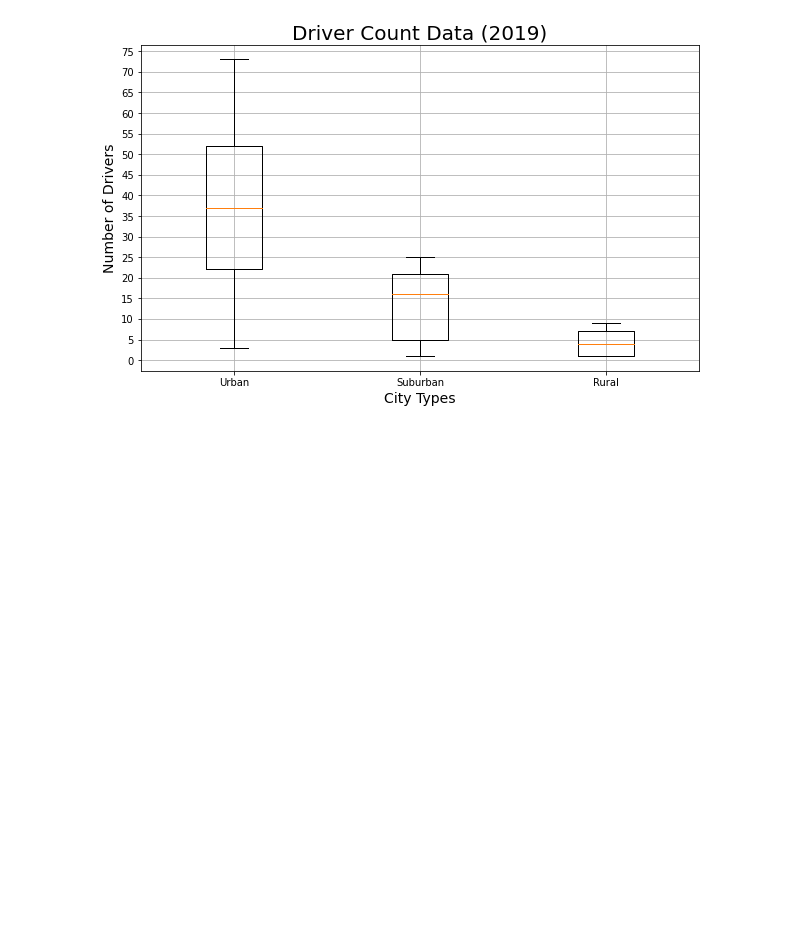
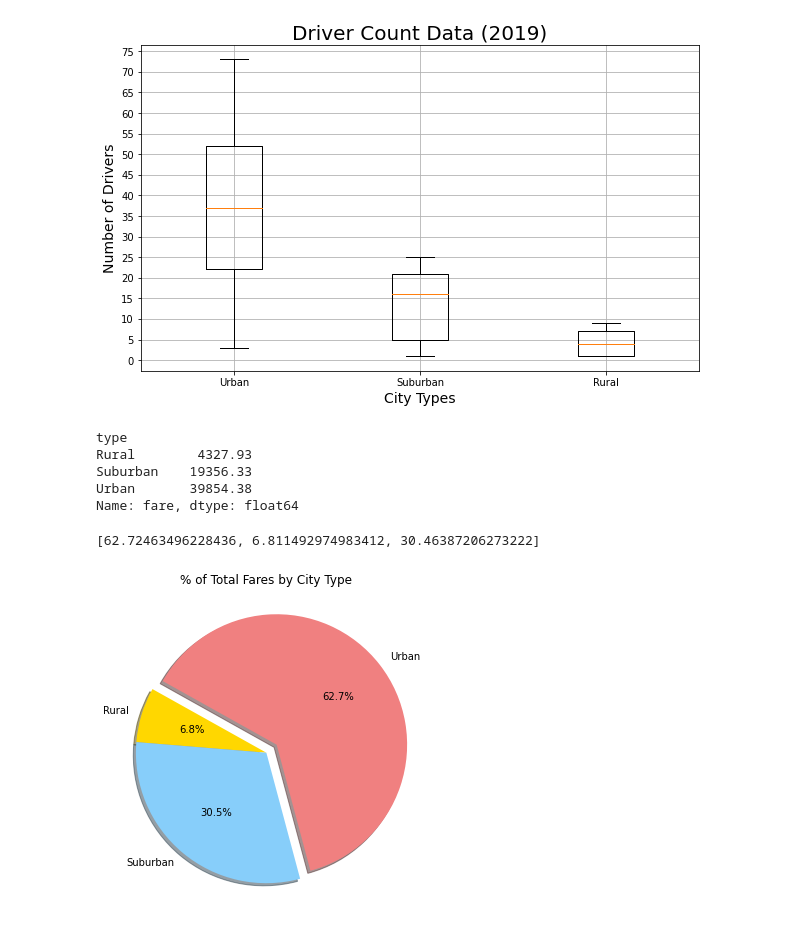
Before and after one commit to jmoletteire/PyBer-Analysis, a Jupyter notebook: PyBer.ipynb, the cells around one changed output. Cells and saved outputs as stored; diff of their text form; code cells hidden in the pictures; blank space fills up the shorter version.

Commit message:
pie chart for % total fares by city type.

```diff
--- a/PyBer.ipynb
+++ b/PyBer.ipynb
@@ -418,3 +418,40 @@ plt.savefig("../PyBer-Analysis/Analysis/Fig4.png")
 plt.show()
 # %% [output]
 [figure]
+# %%
+# Total fares for each type of city.
+total_fares = pyber_data_df.groupby(["type"]).sum()["fare"]
+total_fares
+# %% [output]
+type
+Rural        4327.93
+Suburban    19356.33
+Urban       39854.38
+Name: fare, dtype: float64
+# %%
+# Percentage of total fares for each type of city.
+urban_perc_tot_fares = total_fares["Urban"] / total_fares.sum() * 100
+suburban_perc_tot_fares = total_fares["Suburban"] / total_fares.sum() * 100
+rural_perc_tot_fares = total_fares["Rural"] / total_fares.sum() * 100
+
+perc_tot_fares = [urban_perc_tot_fares, rural_perc_tot_fares, suburban_perc_tot_fares]
+perc_tot_fares
+# %% [output]
+[62.72463496228436, 6.811492974983412, 30.46387206273222]
+# %%
+# Import mpl to change the plot configuration using rcParams
+import matplotlib as mpl
+# Pie chart for percent total fares by city type.
+plt.subplots(figsize=(10,6))
+plt.pie(perc_tot_fares, labels=["Urban","Rural","Suburban"],
+        explode=[0.1,0,0], colors=['lightcoral', 'gold', 'lightskyblue'],
+        autopct='%1.1f%%', shadow=True, startangle=285)
+plt.title('% of Total Fares by City Type')
+
+# Change default font size from 10 to 14.
+mpl.rcParams['font.size'] = 14
+
+plt.savefig("../PyBer-Analysis/Analysis/Fig5.png")
+plt.show()
+# %% [output]
+[figure, added]
```
Also changed, not shown: 1 other file.
